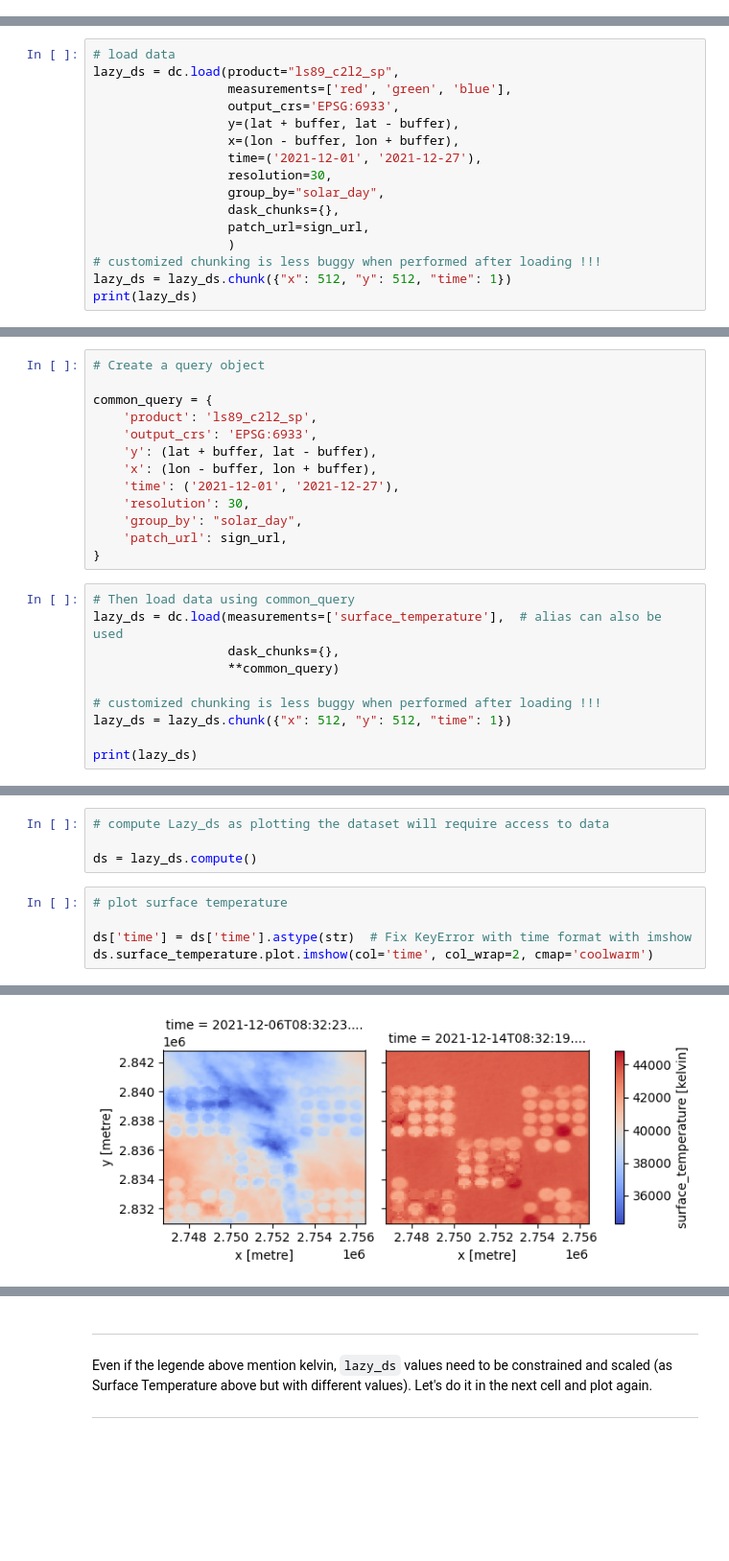
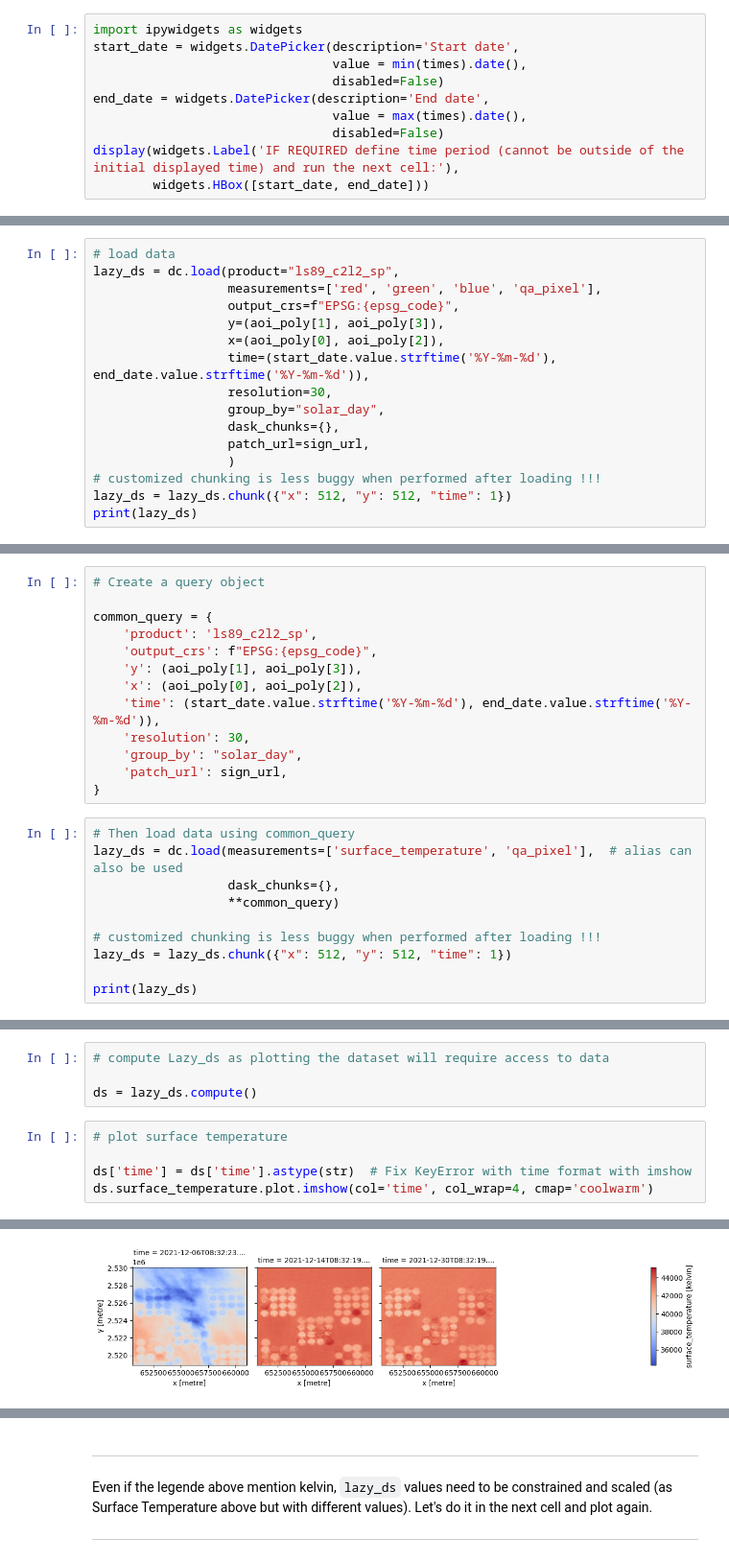
Before and after one commit to LivingEarthLab/cube-in-a-box, a Jupyter notebook: notebooks/Landsat_Collection_2_Level-2_Science_Products.ipynb, the cells around one changed output, grey strips where cells are left out. Shown at 96% size. Drawn from its saved outputs; the diff is of its cells as text; blank space fills up the shorter version.

```diff
--- a/notebooks/Landsat_Collection_2_Level-2_Science_Products.ipynb
+++ b/notebooks/Landsat_Collection_2_Level-2_Science_Products.ipynb
@@ -146,0 +215,10 @@ display_map(x=(lon - buffer, lon + buffer), y=(lat + buffer, lat - buffer))
+# %%
+import ipywidgets as widgets
+start_date = widgets.DatePicker(description='Start date',
+                                value = min(times).date(),
+                                disabled=False)
+end_date = widgets.DatePicker(description='End date',
+                                value = max(times).date(),
+                                disabled=False)
+display(widgets.Label('IF REQUIRED define time period (cannot be outside of the initial displayed time) and run the next cell:'),
+        widgets.HBox([start_date, end_date]))
@@ -147,11 +228,11 @@ display_map(x=(lon - buffer, lon + buffer), y=(lat + buffer, lat - buffer))
 # %%
 # load data
 lazy_ds = dc.load(product="ls89_c2l2_sp",
-                  measurements=['red', 'green', 'blue'],
-                  output_crs='EPSG:6933',
-                  y=(lat + buffer, lat - buffer),
-                  x=(lon - buffer, lon + buffer),
-                  time=('2021-12-01', '2021-12-27'),
+                  measurements=['red', 'green', 'blue', 'qa_pixel'],
+                  output_crs=f"EPSG:{epsg_code}",
+                  y=(aoi_poly[1], aoi_poly[3]),
+                  x=(aoi_poly[0], aoi_poly[2]),
+                  time=(start_date.value.strftime('%Y-%m-%d'), end_date.value.strftime('%Y-%m-%d')),
                   resolution=30,
                   group_by="solar_day",
                   dask_chunks={},
@@ -247,17 +345,17 @@ In the example below, we will load Surface Temperature, using almost the same pa
 
 common_query = {
     'product': 'ls89_c2l2_sp',
-    'output_crs': 'EPSG:6933',
-    'y': (lat + buffer, lat - buffer),
-    'x': (lon - buffer, lon + buffer),
-    'time': ('2021-12-01', '2021-12-27'),
+    'output_crs': f"EPSG:{epsg_code}",
+    'y': (aoi_poly[1], aoi_poly[3]),
+    'x': (aoi_poly[0], aoi_poly[2]),
+    'time': (start_date.value.strftime('%Y-%m-%d'), end_date.value.strftime('%Y-%m-%d')),
     'resolution': 30,
     'group_by': "solar_day",
     'patch_url': sign_url,
 }
 # %%
 # Then load data using common_query
-lazy_ds = dc.load(measurements=['surface_temperature'],  # alias can also be used
+lazy_ds = dc.load(measurements=['surface_temperature', 'qa_pixel'],  # alias can also be used
                   dask_chunks={},
                   **common_query)
 
@@ -285,8 +384,8 @@ ds = lazy_ds.compute()
 # %%
 # plot surface temperature
 
 ds['time'] = ds['time'].astype(str)  # Fix KeyError with time format with imshow
-ds.surface_temperature.plot.imshow(col='time', col_wrap=2, cmap='coolwarm')
+ds.surface_temperature.plot.imshow(col='time', col_wrap=4, cmap='coolwarm')
 # %% [output]
 <xarray.plot.facetgrid.FacetGrid at 0x...>
-[figure, old version]
+[figure, new version]
```
Also changed, not shown: parts of 29 cells of this notebook, 3 other files.
